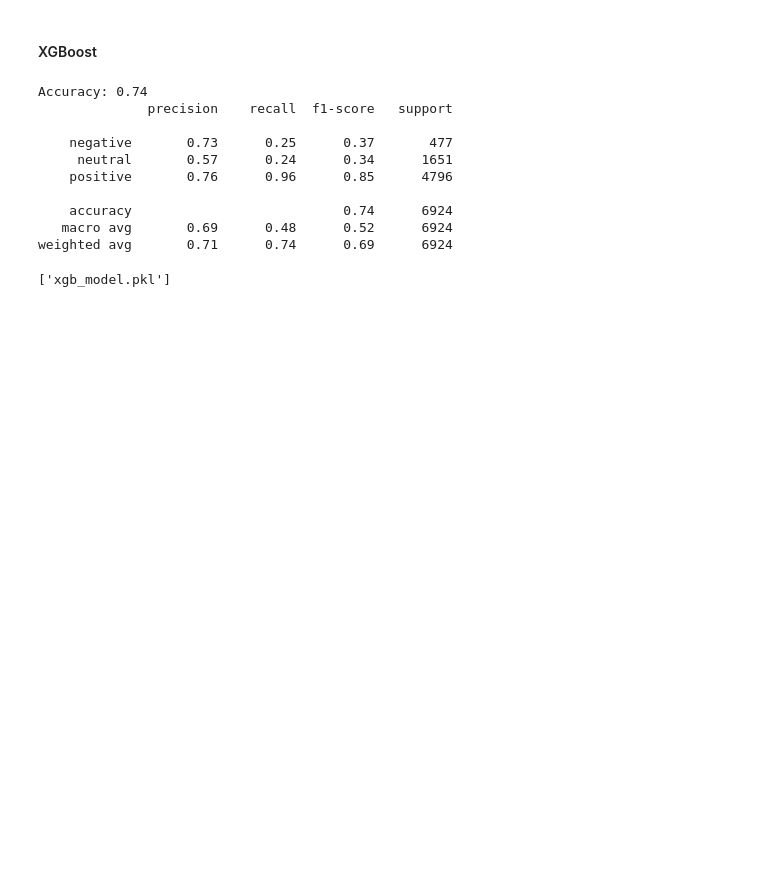
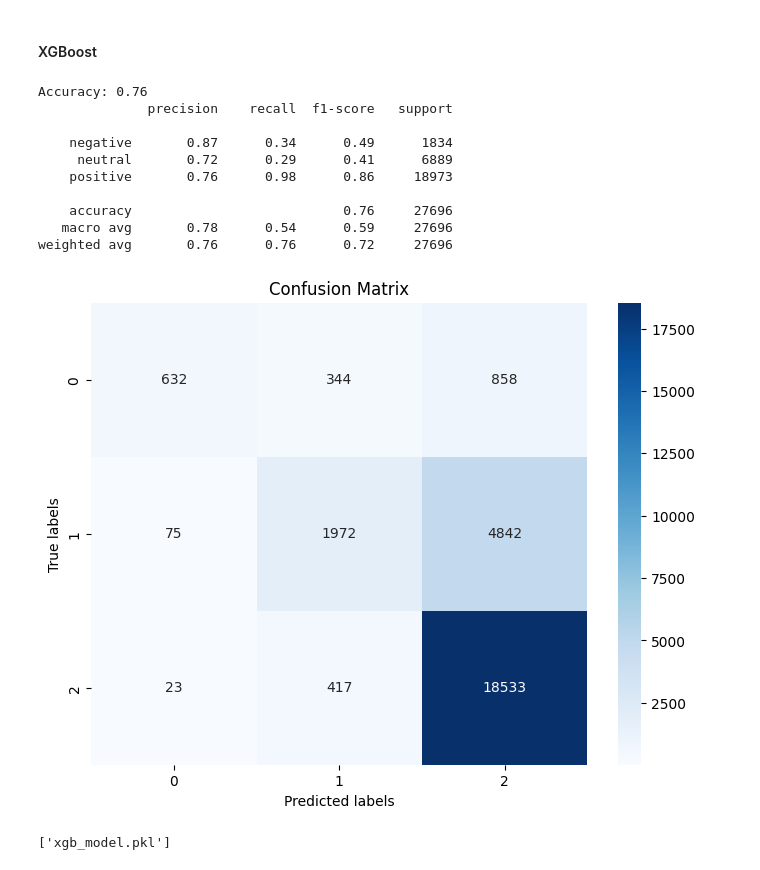
Before and after one commit to natanael-2012/project-nlp-automated-customer-reviews, a Jupyter notebook: Automated customers review 1.ipynb, the cells around one changed output. Cells and saved outputs as stored; diff of their text form; code cells hidden in the pictures; blank space fills up the shorter version.

```diff
--- a/Automated customers review 1.ipynb
+++ b/Automated customers review 1.ipynb
@@ -650,6 +671,7 @@ Did not finish SVM grid search because it took too long (1:30hr) and I needed to
 # %%
 from sklearn.preprocessing import LabelEncoder
 from xgboost import XGBClassifier
+import pickle as pkl
 
 # Initialize the label encoder
 label_encoder = LabelEncoder()
@@ -668,42 +690,43 @@ y_test_encoded = label_encoder.transform(y_test)
 # load xgboost model
 with open('xgb_model.pkl', 'rb') as f:
     xgb = pkl.load(f)
 
 # Predict on the test set
 y_pred_encoded = xgb.predict(X_train_tfidf)
 
 # Convert the predictions back to the original labels
 y_pred = label_encoder.inverse_transform(y_pred_encoded)
 
 # Evaluate the model
 accuracy = accuracy_score(y_train, y_pred)
 print(f"Accuracy: {accuracy:.2f}")
 
 # Get detailed classification report
-report = classification_report(y_test, y_pred)
+report = classification_report(y_train, y_pred)
 print(report)
 
 # Confusion matrix
-cm = confusion_matrix(y_test, y_pred)
+cm = confusion_matrix(y_train, y_pred)
 
 # Plot the confusion matrix
 plt.figure(figsize=(8, 6))
 sns.heatmap(cm, annot=True, fmt='d', xticklabels=xgb.classes_, yticklabels=xgb.classes_, cmap='Blues')
 plt.xlabel('Predicted labels')
 plt.ylabel('True labels')
 plt.title('Confusion Matrix')
 plt.show()
 # %% [output]
-Accuracy: 0.74
+Accuracy: 0.76
               precision    recall  f1-score   support
 
-    negative       0.73      0.25      0.37       477
-     neutral       0.57      0.24      0.34      1651
-    positive       0.76      0.96      0.85      4796
+    negative       0.87      0.34      0.49      1834
+     neutral       0.72      0.29      0.41      6889
+    positive       0.76      0.98      0.86     18973
 
-    accuracy                           0.74      6924
-   macro avg       0.69      0.48      0.52      6924
-weighted avg       0.71      0.74      0.69      6924
+    accuracy                           0.76     27696
+   macro avg       0.78      0.54      0.59     27696
+weighted avg       0.76      0.76      0.72     27696
+[figure, added]
 # %%
 # Was going to do grid search, but couldn't
 import joblib
```
Also changed, not shown: parts of 8 cells of this notebook.
